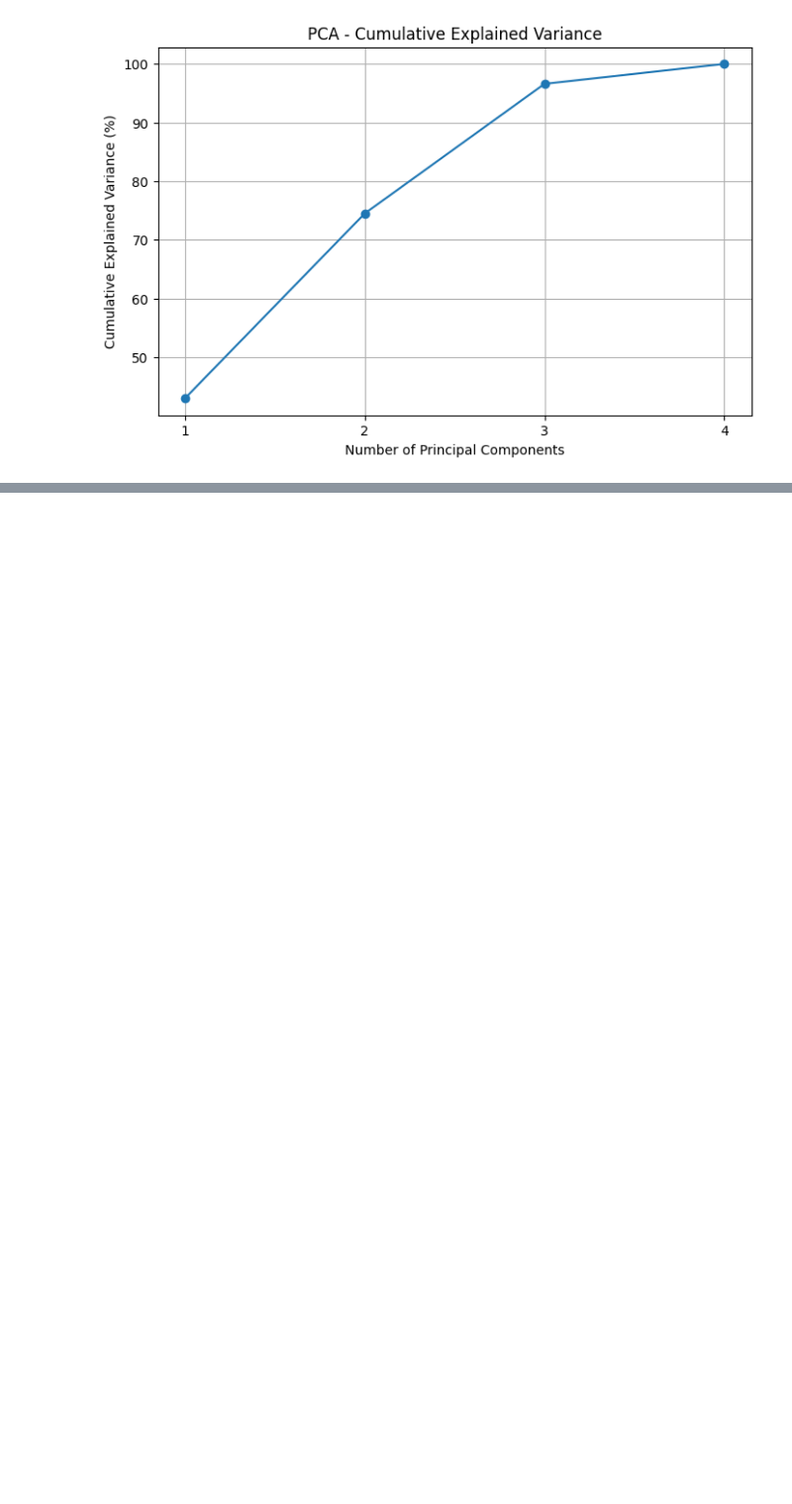
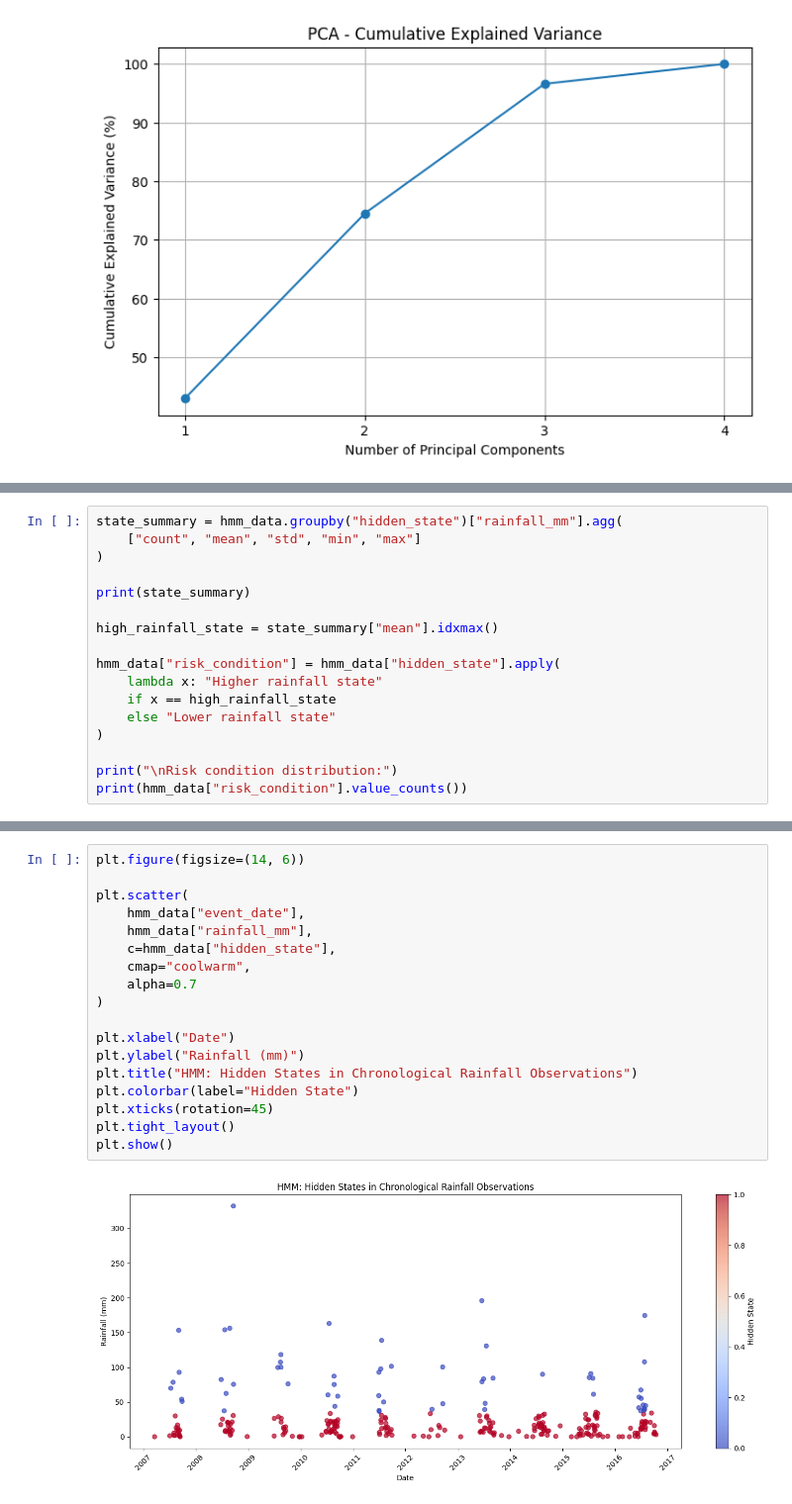
Before and after one commit to saltyyboii/landslide-risk-assessment, a Jupyter notebook: Mountain_Hazard_Review_2.ipynb, the cells around one changed output, grey strips where cells are left out. Shown at 99% size. Cells and saved outputs as stored; diff of their text form; blank space fills up the shorter version.

```diff
--- a/Mountain_Hazard_Review_2.ipynb
+++ b/Mountain_Hazard_Review_2.ipynb
@@ -2196,0 +2371,17 @@ plt.show()
+# %%
+state_summary = hmm_data.groupby("hidden_state")["rainfall_mm"].agg(
+    ["count", "mean", "std", "min", "max"]
+)
+
+print(state_summary)
+
+high_rainfall_state = state_summary["mean"].idxmax()
+
+hmm_data["risk_condition"] = hmm_data["hidden_state"].apply(
+    lambda x: "Higher rainfall state"
+    if x == high_rainfall_state
+    else "Lower rainfall state"
+)
+
+print("\nRisk condition distribution:")
+print(hmm_data["risk_condition"].value_counts())
@@ -2196,0 +2399,20 @@ plt.show()
+# %%
+plt.figure(figsize=(14, 6))
+
+plt.scatter(
+    hmm_data["event_date"],
+    hmm_data["rainfall_mm"],
+    c=hmm_data["hidden_state"],
+    cmap="coolwarm",
+    alpha=0.7
+)
+
+plt.xlabel("Date")
+plt.ylabel("Rainfall (mm)")
+plt.title("HMM: Hidden States in Chronological Rainfall Observations")
+plt.colorbar(label="Hidden State")
+plt.xticks(rotation=45)
+plt.tight_layout()
+plt.show()
+# %% [output]
+[figure, added]
```
Also changed, not shown: parts of 11 cells of this notebook.
